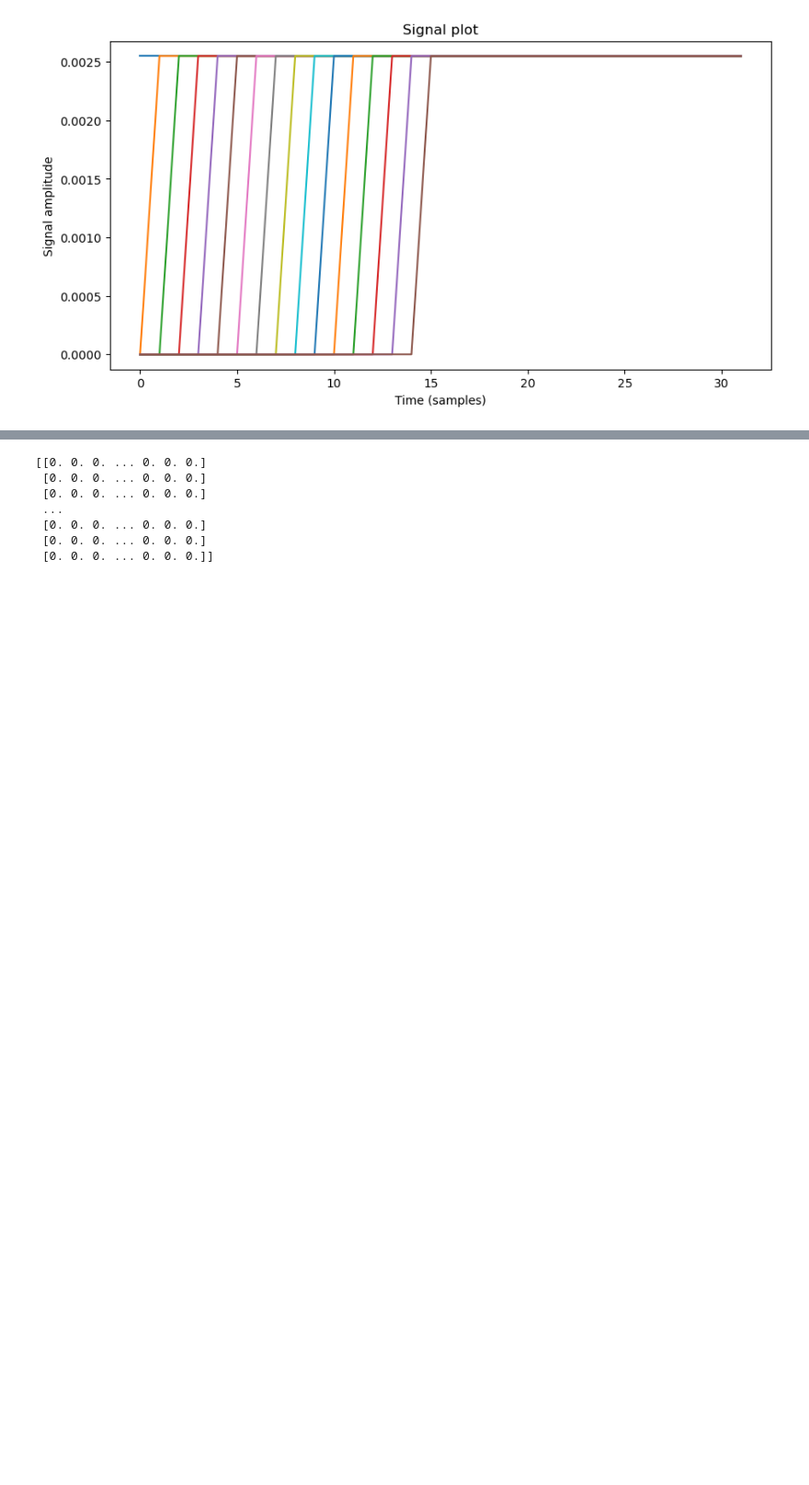
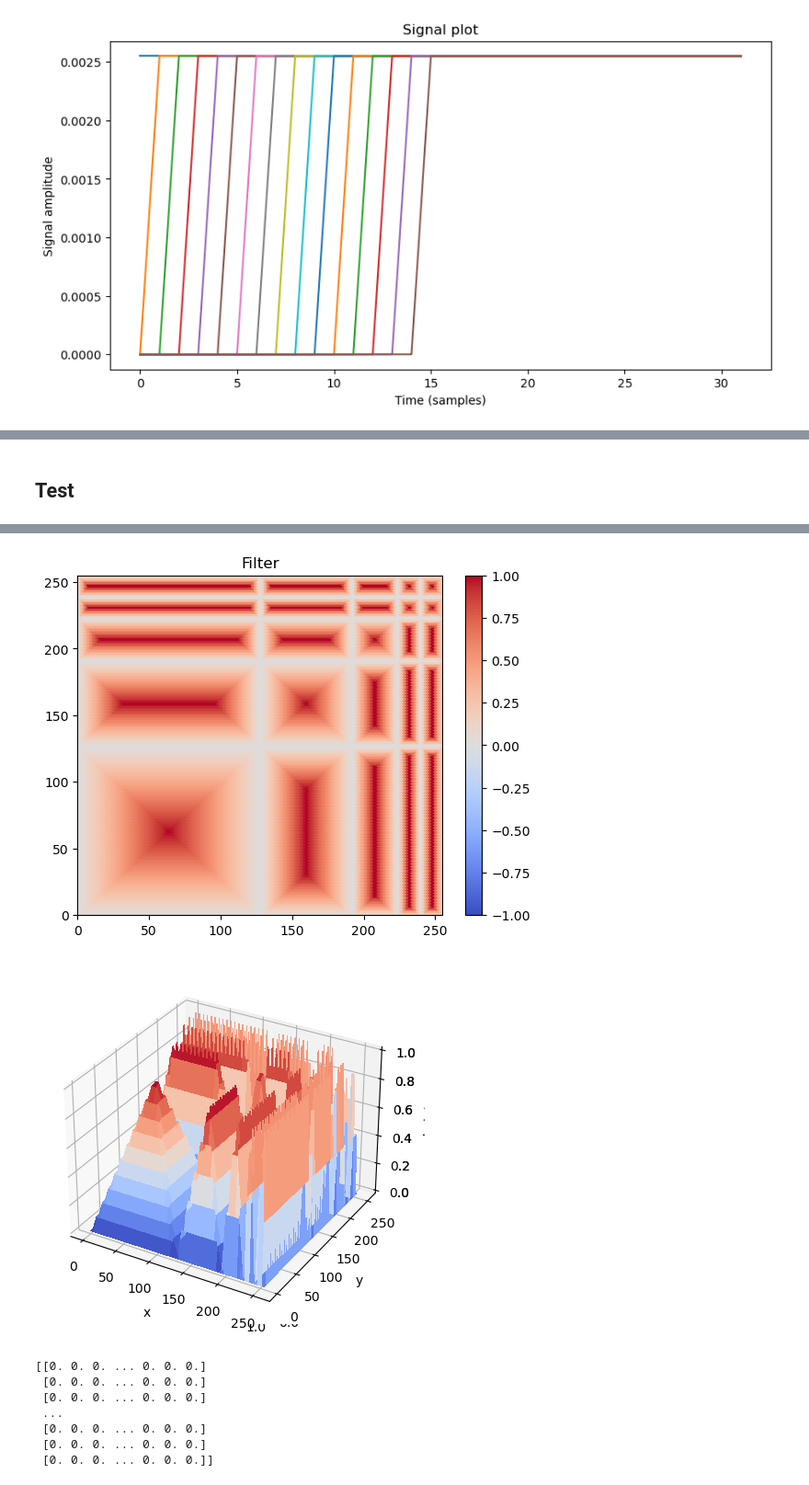
Before and after one commit to Fulkyhariz/EEG-Alcohol-Classification, a Jupyter notebook: notebook/pyramid_filter.ipynb, the cells around one changed output, grey strips where cells are left out. Shown: that part at 92% size. Saved outputs shown, nothing was run; the diff lists cells and outputs as text; code cells hidden in the pictures; blank space fills up the shorter version.

Commit message:
making pyramid filter

```diff
--- a/notebook/pyramid_filter.ipynb
+++ b/notebook/pyramid_filter.ipynb
@@ -65,0 +71,72 @@ plt.show()
+# %% [markdown]
+## Test
+# %%
+import numpy as np
+import matplotlib.pyplot as plt
+
+fil_size = [128, 64, 32, 16, 16]
+overall = np.zeros([256,256])
+xtrack = 0
+ytrack = 0
+for xdim in range(5):
+    for ydim in range(5):
+        x,y = fil_size[xdim], fil_size[ydim]
+        print(xtrack, ytrack)
+        Pyramid = np.zeros([x,y])
+        x = Pyramid.shape[0]
+        y = Pyramid.shape[1]
+
+        for i in range(x // 2):
+            for j in range(i, x - i):
+                for h in range(i, y - i):
+                    Pyramid[j, h] = i
+
+        Pyramid = Pyramid/np.max(Pyramid)
+        # fig = plt.figure()
+        # ax = plt.axes(projection="3d")
+        # x2d, y2d = np.meshgrid(np.arange(y), np.arange(x))
+        # ax.plot_surface(x2d, y2d, Pyramid)
+        # ax.set_xlabel('x')
+        # ax.set_ylabel('y')
+        # ax.set_zlabel('height')
+        # print(xtrack, ytrack)
+        # plt.show()
+        overall[xtrack:xtrack+x, ytrack:ytrack+y] = Pyramid
+        ytrack = ytrack+y
+    ytrack = 0
+    xtrack = xtrack+x
+
+x, y = np.meshgrid(np.arange(256), np.arange(256))
+z = overall
+z = z[:-1, :-1]
+z_min, z_max = -np.abs(z).max(), np.abs(z).max()
+
+plt.subplot()
+
+plt.pcolormesh(x, y, z,
+            cmap =cm.coolwarm,
+            vmin = z_min,
+            vmax = z_max,
+            edgecolors = 'face',
+            shading ='flat')
+
+plt.title('Filter')
+
+# set the limits of the plot
+# to the limits of the data
+plt.axis([x.min(), x.max(), y.min(), y.max()])
+
+plt.colorbar()
+plt.show()
+
+fig, ax = plt.subplots(subplot_kw={"projection": "3d"}, figsize=(10, 5))
+ax = plt.axes(projection="3d")
+x2d, y2d = np.meshgrid(np.arange(256), np.arange(256))
+ax.plot_surface(x2d, y2d, overall, cmap=cm.coolwarm,
+                        linewidth=0, antialiased=False)
+ax.set_xlabel('x')
+ax.set_ylabel('y')
+ax.set_zlabel('height')
+plt.show()
+np.savetxt('pyramid.csv', overall, fmt='%.1f')
+# %% [output]
@@ -66,3 +160,5 @@ plt.show()
+[figure, added]
+[figure, added]
 # %%
 import numpy as np
 from scipy.ndimage import gaussian_filter
```
Also changed, not shown: parts of 3 cells of this notebook.
